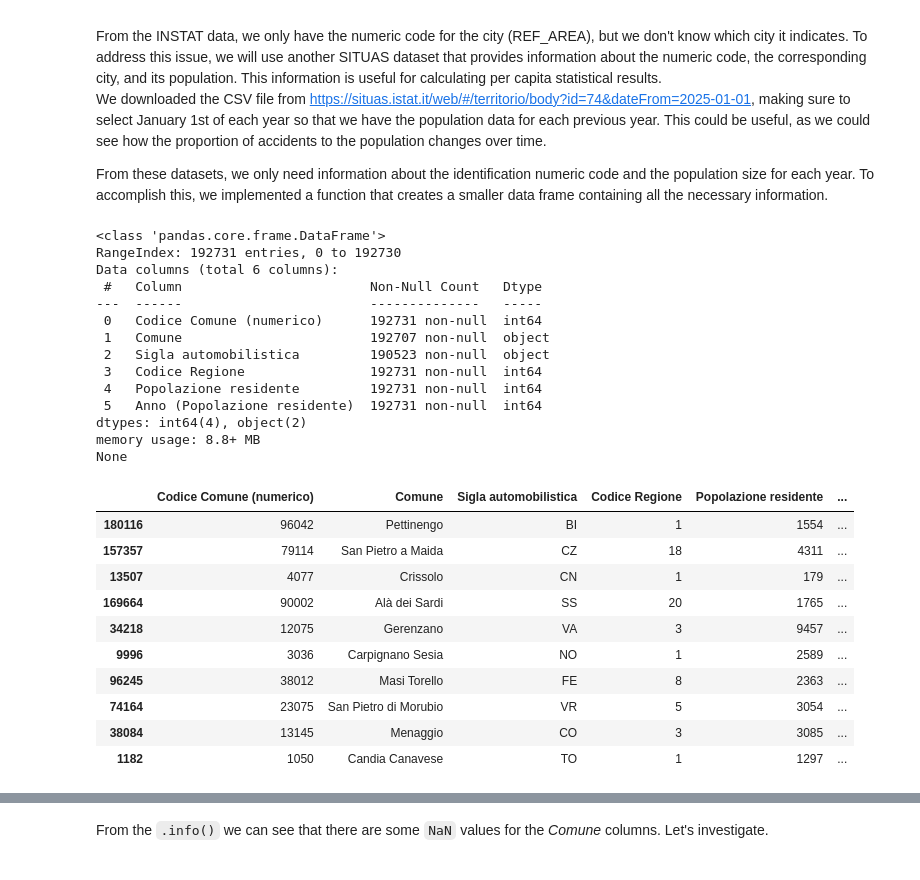
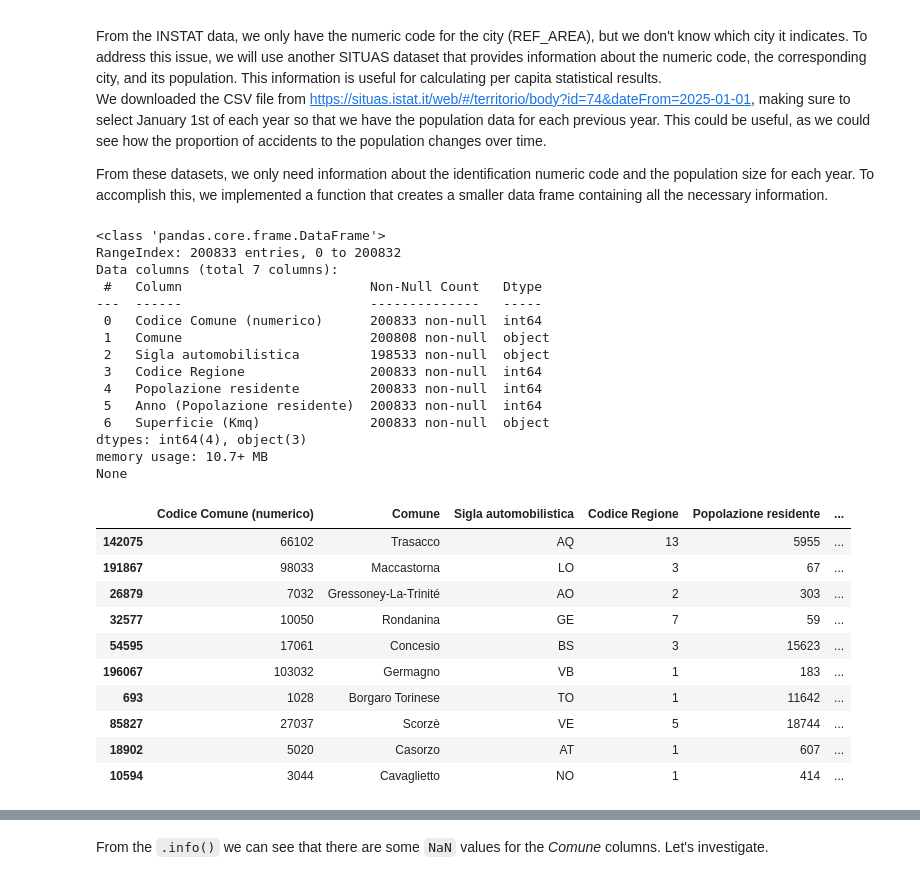
Before and after one commit to marcoboscato/ISTAT_traffic_analysis, a Jupyter notebook: data_preparation.ipynb, the cells around one changed output, grey strips where cells are left out. Saved outputs shown, nothing was run; the diff lists cells and outputs as text; code cells hidden in the pictures.

Commit message:
fixed data_preparation.ipynb and adde area information

```diff
--- a/data_preparation.ipynb
+++ b/data_preparation.ipynb
@@ -177,8 +177,8 @@ def create_cities_df(path: str, features: list) -> None:
     df_temp_prev = pd.read_csv(path+str(year_list[0])+".csv", sep=";")
     df_temp_prev = df_temp_prev[features]
 
-    for i in range(1, len(year_list)):
-        df_temp = pd.read_csv(path+str(year_list[i])+".csv", sep=";")
+    for y in year_list:
+        df_temp = pd.read_csv(path+str(y)+".csv", sep=";")
         df_temp = df_temp[features]
 
         # concatenate the dataframes
@@ -191,41 +191,42 @@ def create_cities_df(path: str, features: list) -> None:
     df_temp_prev.to_csv("data/cities_data.csv", index=False)
 # %%
 cities_data = "data/situas/Comuni - Dimensione Data Indagine 31-12-"
-cities_features = ["Codice Comune (numerico)", "Comune", "Sigla automobilistica", "Codice Regione", "Popolazione residente", "Anno (Popolazione residente)"]
+cities_features = ["Codice Comune (numerico)", "Comune", "Sigla automobilistica", "Codice Regione", "Popolazione residente", "Anno (Popolazione residente)", "Superficie (Kmq)"]
 
 if not os.path.exists(cities_data):
     # run the function to retrieve the data from the API
     create_cities_df(path=cities_data, features=cities_features)
 
 # Creating pandas DataFrame
 cities_data_clean = "data/cities_data.csv"
 df_cities = pd.read_csv(cities_data_clean)
 
 print(df_cities.info())
 df_cities.sample(10)
 # %% [output]
 <class 'pandas.core.frame.DataFrame'>
-RangeIndex: 192731 entries, 0 to 192730
-Data columns (total 6 columns):
+RangeIndex: 200833 entries, 0 to 200832
+Data columns (total 7 columns):
  #   Column                        Non-Null Count   Dtype
 ---  ------                        --------------   -----
- 0   Codice Comune (numerico)      192731 non-null  int64
- 1   Comune                        192707 non-null  object
- 2   Sigla automobilistica         190523 non-null  object
- 3   Codice Regione                192731 non-null  int64
- 4   Popolazione residente         192731 non-null  int64
- 5   Anno (Popolazione residente)  192731 non-null  int64
-dtypes: int64(4), object(2)
-memory usage: 8.8+ MB
+ 0   Codice Comune (numerico)      200833 non-null  int64
+ 1   Comune                        200808 non-null  object
+ 2   Sigla automobilistica         198533 non-null  object
+ 3   Codice Regione                200833 non-null  int64
+ 4   Popolazione residente         200833 non-null  int64
+ 5   Anno (Popolazione residente)  200833 non-null  int64
+ 6   Superficie (Kmq)              200833 non-null  object
+dtypes: int64(4), object(3)
+memory usage: 10.7+ MB
 None
 |  | Codice Comune (numerico) | Comune | Sigla automobilistica | Codice Regione | Popolazione residente | ... |
-| 180116 | 96042 | Pettinengo | BI | 1 | 1554 | ... |
-| 157357 | 79114 | San Pietro a Maida | CZ | 18 | 4311 | ... |
-| 13507 | 4077 | Crissolo | CN | 1 | 179 | ... |
-| 169664 | 90002 | Alà dei Sardi | SS | 20 | 1765 | ... |
-| 34218 | 12075 | Gerenzano | VA | 3 | 9457 | ... |
-| 9996 | 3036 | Carpignano Sesia | NO | 1 | 2589 | ... |
-| 96245 | 38012 | Masi Torello | FE | 8 | 2363 | ... |
-| 74164 | 23075 | San Pietro di Morubio | VR | 5 | 3054 | ... |
-| 38084 | 13145 | Menaggio | CO | 3 | 3085 | ... |
-| 1182 | 1050 | Candia Canavese | TO | 1 | 1297 | ... |
+| 142075 | 66102 | Trasacco | AQ | 13 | 5955 | ... |
+| 191867 | 98033 | Maccastorna | LO | 3 | 67 | ... |
+| 26879 | 7032 | Gressoney-La-Trinité | AO | 2 | 303 | ... |
+| 32577 | 10050 | Rondanina | GE | 7 | 59 | ... |
+| 54595 | 17061 | Concesio | BS | 3 | 15623 | ... |
+| 196067 | 103032 | Germagno | VB | 1 | 183 | ... |
+| 693 | 1028 | Borgaro Torinese | TO | 1 | 11642 | ... |
+| 85827 | 27037 | Scorzè | VE | 5 | 18744 | ... |
+| 18902 | 5020 | Casorzo | AT | 1 | 607 | ... |
+| 10594 | 3044 | Cavaglietto | NO | 1 | 414 | ... |
```
Also changed, not shown: parts of 12 cells of this notebook, 3 other files.
